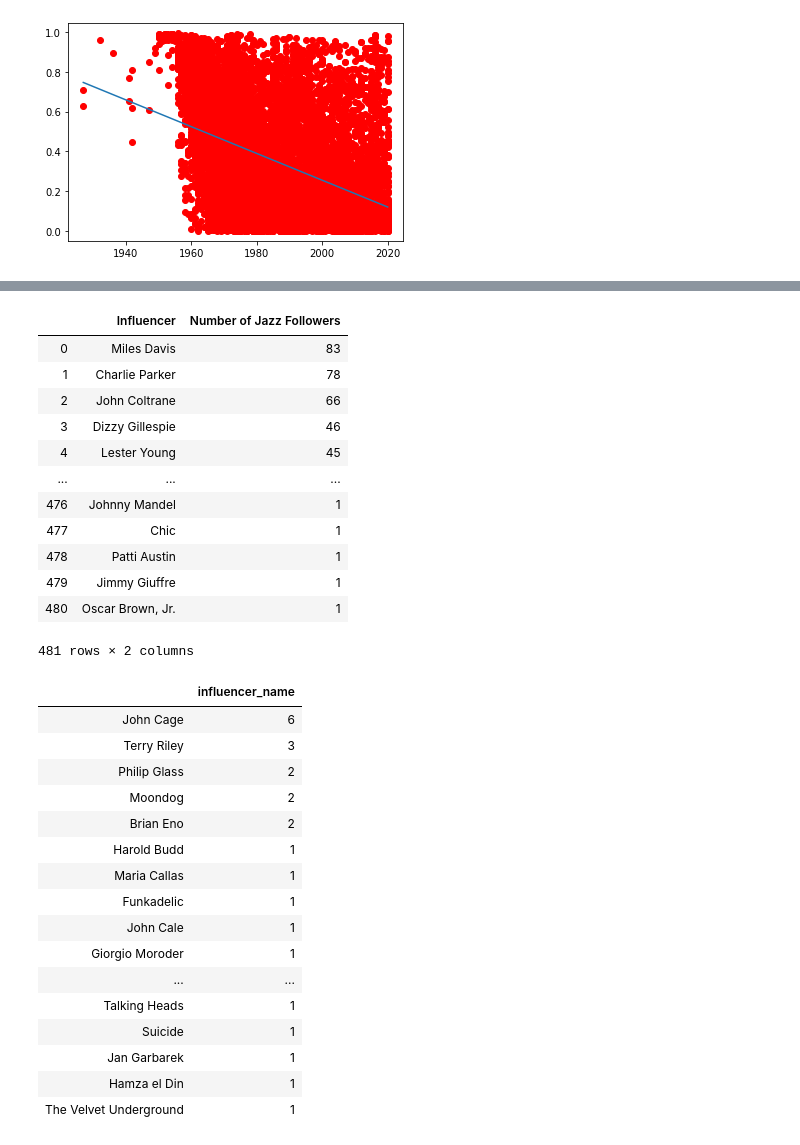
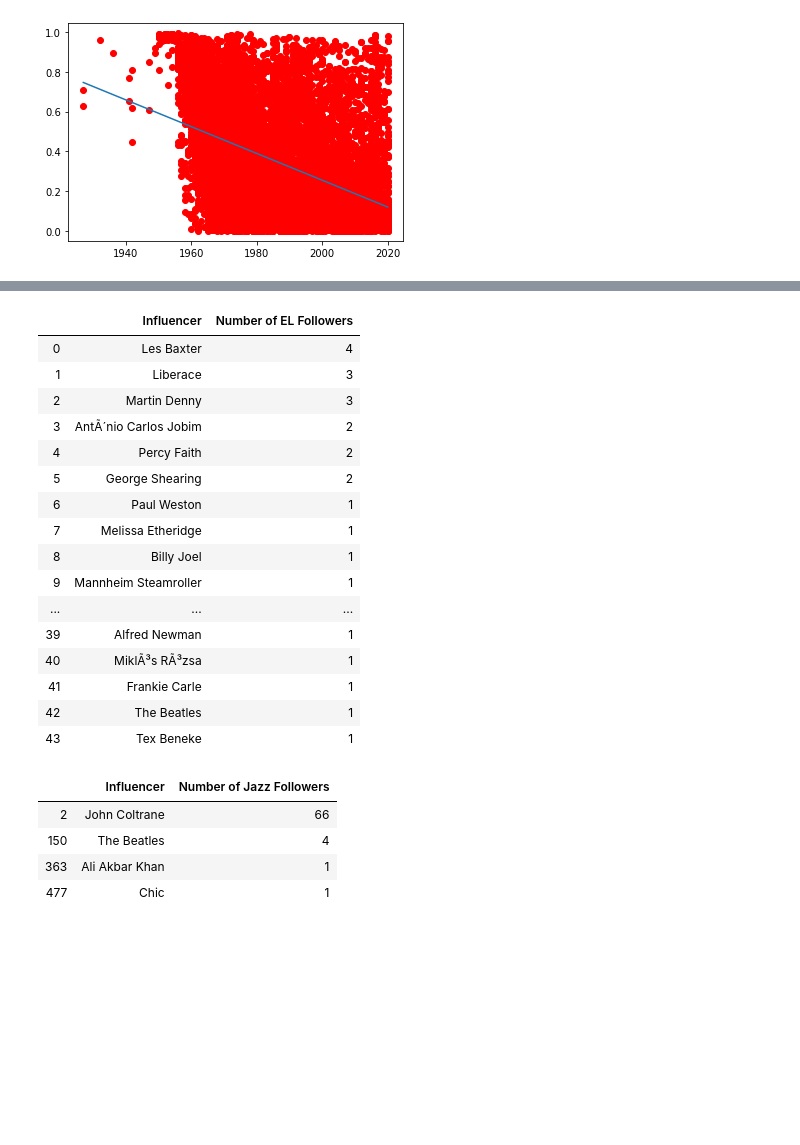
Before and after one commit to Wichaelian/ICM-2021, a Jupyter notebook: 2021_ICM_Problem_D_Data/Problem D.ipynb, the cells around one changed output, grey strips where cells are left out. Drawn from its saved outputs; the diff is of its cells as text; code cells hidden in the pictures; blank space fills up the shorter version.

Commit message:
root overlap

```diff
--- a/2021_ICM_Problem_D_Data/Problem D.ipynb
+++ b/2021_ICM_Problem_D_Data/Problem D.ipynb
@@ -421,3 +421,10 @@ plt.plot(np.unique(year), np.poly1d(np.polyfit(year, loudness, 1))(np.unique(yea
 # %% [output]
 [<matplotlib.lines.Line2D at 0x...>]
 [figure]
+# %%
+AGRoots = influence[['influencer_name', 'follower_main_genre']]
+AGRoots = AGRoots[AGRoots['follower_main_genre'] == 'Avant-Garde']
+AGRoots = pd.DataFrame(AGroots['influencer_name'].value_counts(ascending=False))
+AGRoots = AGRoots.reset_index()
+AGRoots = AGRoots.rename(columns={'index': 'Influencer', 'influencer_name': 'Number of AG Followers'})
+AGRoots
@@ -424,44 +449,40 @@ plt.plot(np.unique(year), np.poly1d(np.polyfit(year, loudness, 1))(np.unique(yea
+# %%
+ELroots = influence[['influencer_name', 'follower_main_genre']]
+ELroots = ELroots[ELroots['follower_main_genre'] == 'Easy Listening']
+ELroots = pd.DataFrame(ELroots['influencer_name'].value_counts(ascending=False))
+ELroots = ELroots.reset_index()
+ELroots = ELroots.rename(columns={'index': 'Influencer', 'influencer_name': 'Number of EL Followers'})
+ELroots
+# %% [output]
+|  | Influencer | Number of EL Followers |
+| 0 | Les Baxter | 4 |
+| 1 | Liberace | 3 |
+| 2 | Martin Denny | 3 |
+| 3 | AntÃ´nio Carlos Jobim | 2 |
+| 4 | Percy Faith | 2 |
+| 5 | George Shearing | 2 |
+| 6 | Paul Weston | 1 |
+| 7 | Melissa Etheridge | 1 |
+| 8 | Billy Joel | 1 |
+| 9 | Mannheim Steamroller | 1 |
+| ... | ... | ... |
+| 39 | Alfred Newman | 1 |
+| 40 | MiklÃ³s RÃ³zsa | 1 |
+| 41 | Frankie Carle | 1 |
+| 42 | The Beatles | 1 |
+| 43 | Tex Beneke | 1 |
 # %%
 jazzRoots = influence[['influencer_name', 'follower_main_genre']]
 jazzRoots = jazzRoots[jazzRoots['follower_main_genre'] == 'Jazz']
 jazzRoots = pd.DataFrame(jazzRoots['influencer_name'].value_counts(ascending=False))
 jazzRoots = jazzRoots.reset_index()
 jazzRoots = jazzRoots.rename(columns={'index': 'Influencer', 'influencer_name': 'Number of Jazz Followers'})
-jazzRoots
+jazzAGoverlap = jazzRoots[jazzRoots['Influencer'].isin(AGRoots['Influencer'])]
+jazzEoverlap = jazzRoots[jazzRoots['Influencer'].isin(AGRoots['Influencer'])]
+jazzAGoverlap
 # %% [output]
 |  | Influencer | Number of Jazz Followers |
-| 0 | Miles Davis | 83 |
-| 1 | Charlie Parker | 78 |
 | 2 | John Coltrane | 66 |
-| 3 | Dizzy Gillespie | 46 |
-| 4 | Lester Young | 45 |
-| ... | ... | ... |
-| 476 | Johnny Mandel | 1 |
+| 150 | The Beatles | 4 |
+| 363 | Ali Akbar Khan | 1 |
 | 477 | Chic | 1 |
-| 478 | Patti Austin | 1 |
-| 479 | Jimmy Giuffre | 1 |
-| 480 | Oscar Brown, Jr. | 1 |
-481 rows × 2 columns
-# %%
-AGroots = influence[['influencer_name', 'follower_main_genre']]
-AGroots = AGroots[AGroots['follower_main_genre'] == 'Avant-Garde']
-AGRoots = pd.DataFrame(AGroots['influencer_name'].value_counts(ascending=False))
-AGRoots
-# %% [output]
-|  | influencer_name |
-| John Cage | 6 |
-| Terry Riley | 3 |
-| Philip Glass | 2 |
-| Moondog | 2 |
-| Brian Eno | 2 |
-| Harold Budd | 1 |
-| Maria Callas | 1 |
-| Funkadelic | 1 |
-| John Cale | 1 |
-| Giorgio Moroder | 1 |
-| ... | ... |
-| Talking Heads | 1 |
-| Suicide | 1 |
-| Jan Garbarek | 1 |
-| Hamza el Din | 1 |
-| The Velvet Underground | 1 |
```
Also changed, not shown: parts of 2 cells of this notebook.
